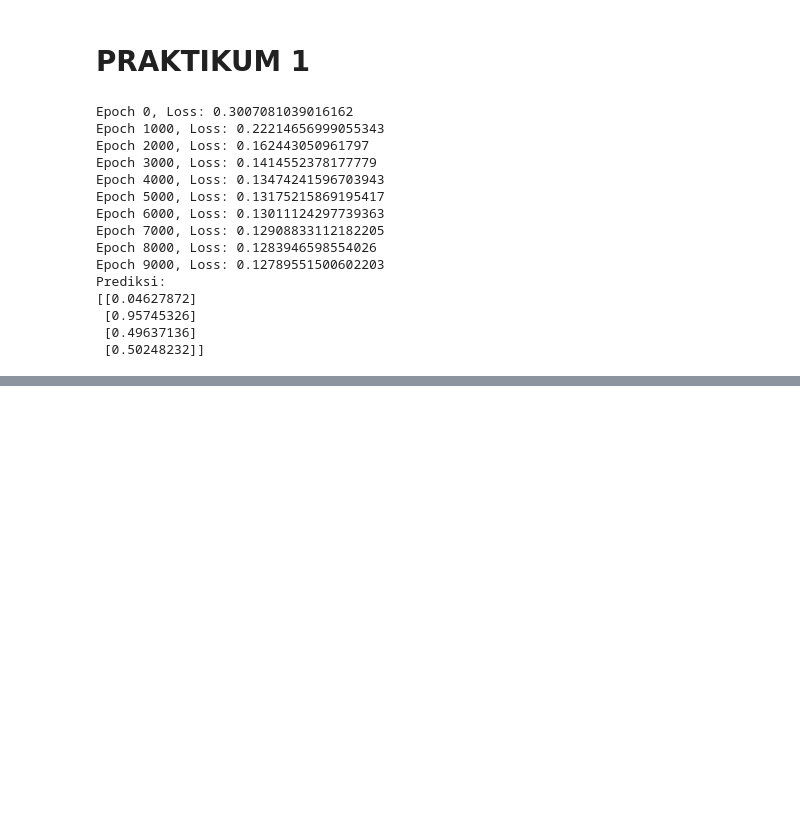
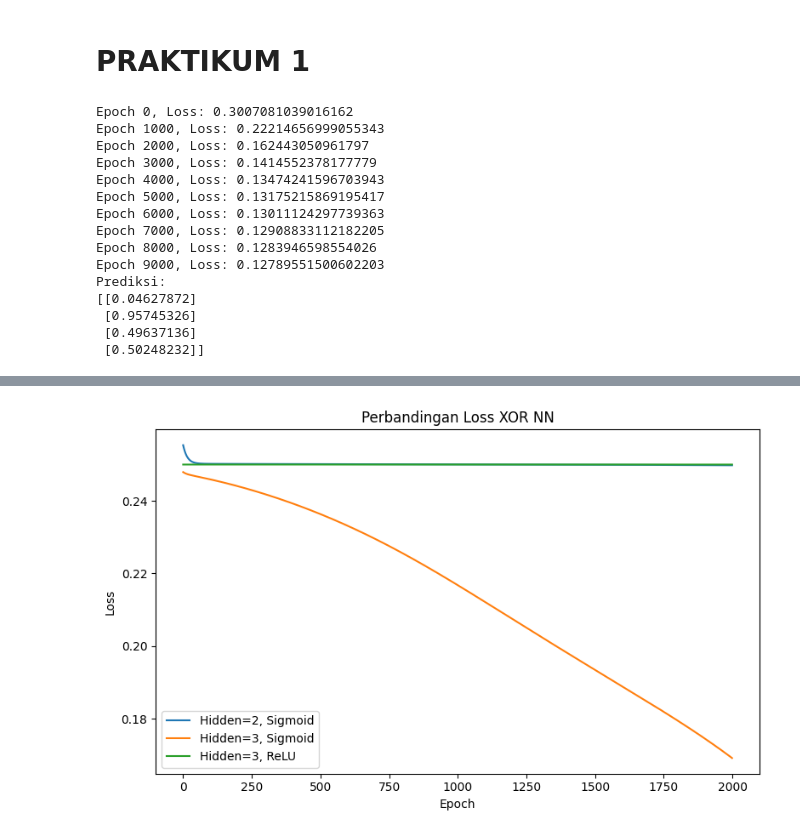
Before and after one commit to marsyaaurel08/Machine_Learning_Ganjil25_15, a Jupyter notebook: JS13_ANN_MARSYA_AURELIA_S.ipynb, the cells around one changed output, grey strips where cells are left out. Cells and saved outputs as stored; diff of their text form; code cells hidden in the pictures; blank space fills up the shorter version.

```diff
--- a/JS13_ANN_MARSYA_AURELIA_S.ipynb
+++ b/JS13_ANN_MARSYA_AURELIA_S.ipynb
@@ -79,0 +233,86 @@ Prediksi:
+# %%
+import numpy as np
+import matplotlib.pyplot as plt
+
+# Activation functions
+def sigmoid(x):
+    return 1 / (1 + np.exp(-x))
+
+def sigmoid_der(x):
+    return x * (1 - x)
+
+def relu(x):
+    return np.maximum(0, x)
+
+def relu_der(x):
+    return (x > 0).astype(float)
+
+# Training function
+def train(hidden_size, activation="sigmoid"):
+    # Dataset XOR
+    X = np.array([[0,0],[0,1],[1,0],[1,1]])
+    y = np.array([[0],[1],[1],[0]])
+
+    lr = 0.1
+
+    # Inisialisasi bobot
+    W1 = np.random.randn(2, hidden_size)
+    b1 = np.zeros((1, hidden_size))
+    W2 = np.random.randn(hidden_size, 1)
+    b2 = np.zeros((1, 1))
+
+    losses = []
+
+    for epoch in range(2000):
+        # Forward
+        z1 = X.dot(W1) + b1
+
+        # pilih aktivasi
+        if activation == "sigmoid":
+            a1 = sigmoid(z1)
+            d1 = sigmoid_der(a1)
+        else:
+            a1 = relu(z1)
+            d1 = relu_der(z1)
+
+        z2 = a1.dot(W2) + b2
+        a2 = sigmoid(z2)
+
+        # Error
+        error = y - a2
+        losses.append(np.mean(error**2))
+
+        # Backprop
+        d2 = error * sigmoid_der(a2)
+
+        # Update W2, b2
+        W2 += lr * a1.T.dot(d2)
+        b2 += lr * np.sum(d2, keepdims=True)
+
+        # Hidden
+        d1_full = d2.dot(W2.T) * d1
+        W1 += lr * X.T.dot(d1_full)
+        b1 += lr * np.sum(d1_full, axis=0, keepdims=True)
+
+    return losses
+
+# Train tiga model
+loss_2_sigmoid = train(2, "sigmoid")
+loss_3_sigmoid = train(3, "sigmoid")
+loss_3_relu    = train(3, "relu")
+
+# === Plot Visualisasi ===
+plt.figure(figsize=(8,5))
+
+plt.plot(loss_2_sigmoid, label="Hidden=2, Sigmoid")
+plt.plot(loss_3_sigmoid, label="Hidden=3, Sigmoid")
+plt.plot(loss_3_relu,    label="Hidden=3, ReLU")
+
+plt.xlabel("Epoch")
+plt.ylabel("Loss")
+plt.title("Perbandingan Loss XOR NN")
+plt.legend()
+plt.tight_layout()
+plt.show()
+# %% [output]
+[figure, added]
```
Also changed, not shown: parts of 4 cells of this notebook.
